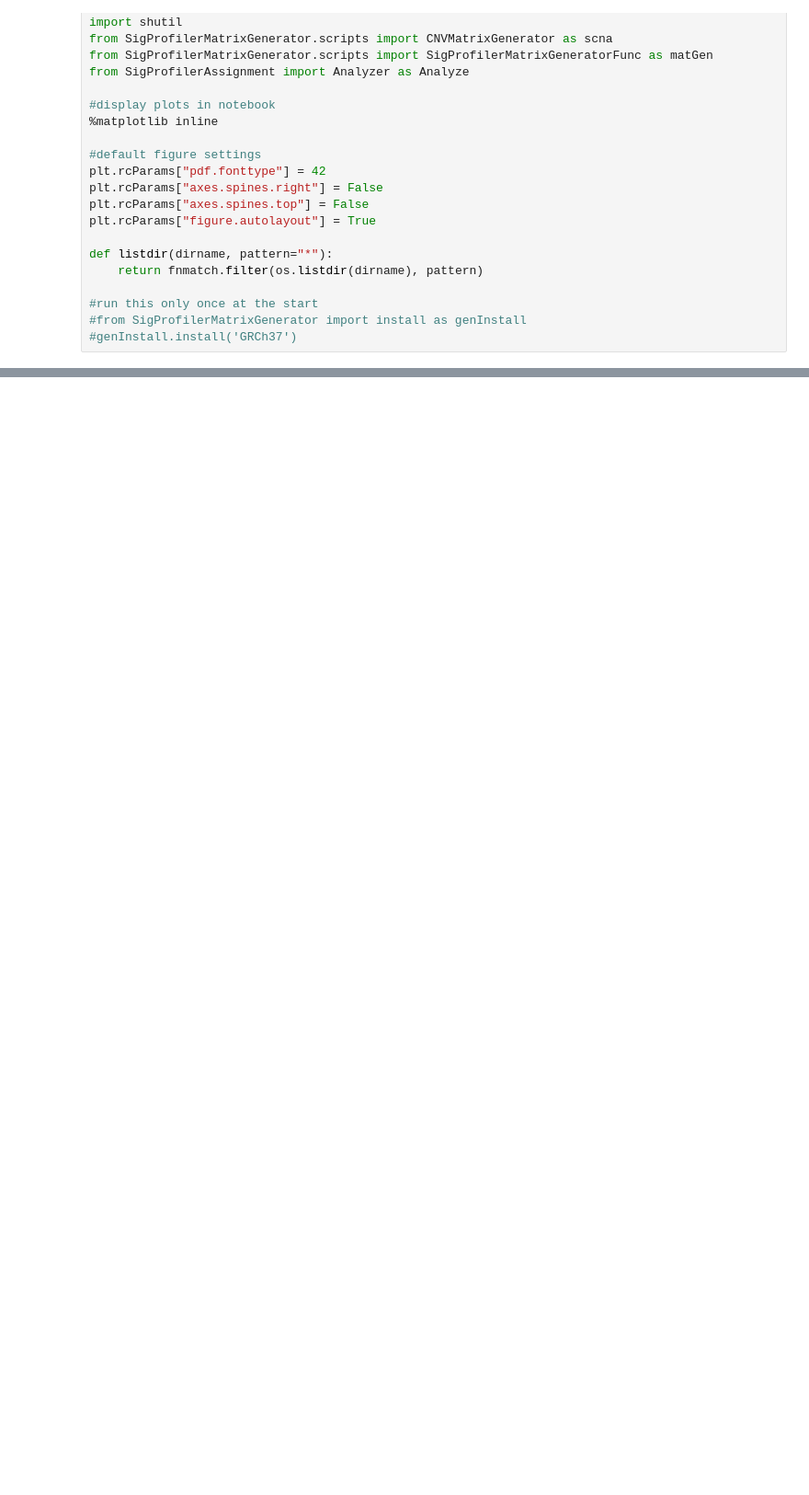
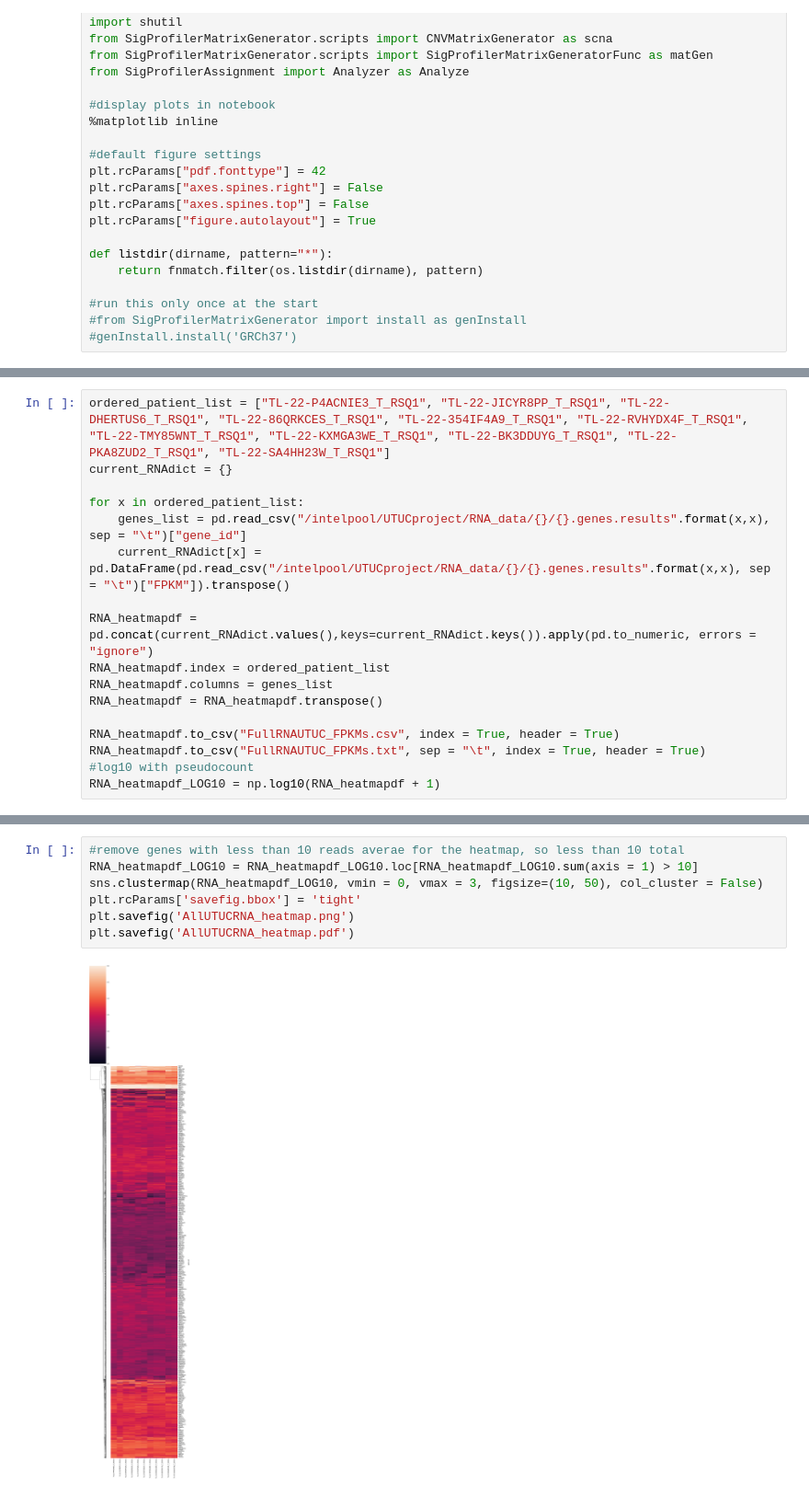
Before and after one commit to ringenomics/UTUCproject, a Jupyter notebook: UTUC_COSMIC_runs.ipynb, the cells around one changed output, grey strips where cells are left out. Shown at 92% size. Cells and saved outputs as stored; diff of their text form; blank space fills up the shorter version.

```diff
--- a/UTUC_COSMIC_runs.ipynb
+++ b/UTUC_COSMIC_runs.ipynb
@@ -204,0 +136,17 @@ plt.savefig('PT1_SBSCOSMIC.png')
+# %%
+ordered_patient_list = ["TL-22-P4ACNIE3_T_RSQ1", "TL-22-JICYR8PP_T_RSQ1", "TL-22-DHERTUS6_T_RSQ1", "TL-22-86QRKCES_T_RSQ1", "TL-22-354IF4A9_T_RSQ1", "TL-22-RVHYDX4F_T_RSQ1", "TL-22-TMY85WNT_T_RSQ1", "TL-22-KXMGA3WE_T_RSQ1", "TL-22-BK3DDUYG_T_RSQ1", "TL-22-PKA8ZUD2_T_RSQ1", "TL-22-SA4HH23W_T_RSQ1"]
+current_RNAdict = {}
+
+for x in ordered_patient_list:
+    genes_list = pd.read_csv("/intelpool/UTUCproject/RNA_data/{}/{}.genes.results".format(x,x), sep = "\t")["gene_id"]
+    current_RNAdict[x] = pd.DataFrame(pd.read_csv("/intelpool/UTUCproject/RNA_data/{}/{}.genes.results".format(x,x), sep = "\t")["FPKM"]).transpose()
+
+RNA_heatmapdf = pd.concat(current_RNAdict.values(),keys=current_RNAdict.keys()).apply(pd.to_numeric, errors = "ignore")
+RNA_heatmapdf.index = ordered_patient_list
+RNA_heatmapdf.columns = genes_list
+RNA_heatmapdf = RNA_heatmapdf.transpose()
+
+RNA_heatmapdf.to_csv("FullRNAUTUC_FPKMs.csv", index = True, header = True)
+RNA_heatmapdf.to_csv("FullRNAUTUC_FPKMs.txt", sep = "\t", index = True, header = True)
+#log10 with pseudocount
+RNA_heatmapdf_LOG10 = np.log10(RNA_heatmapdf + 1)
@@ -204,0 +170,9 @@ plt.savefig('PT1_SBSCOSMIC.png')
+# %%
+#remove genes with less than 10 reads averae for the heatmap, so less than 10 total
+RNA_heatmapdf_LOG10 = RNA_heatmapdf_LOG10.loc[RNA_heatmapdf_LOG10.sum(axis = 1) > 10]
+sns.clustermap(RNA_heatmapdf_LOG10, vmin = 0, vmax = 3, figsize=(10, 50), col_cluster = False)
+plt.rcParams['savefig.bbox'] = 'tight'
+plt.savefig('AllUTUCRNA_heatmap.png')
+plt.savefig('AllUTUCRNA_heatmap.pdf')
+# %% [output]
+[figure, added]
```
Also changed, not shown: parts of 12 cells of this notebook, 1 other file.
